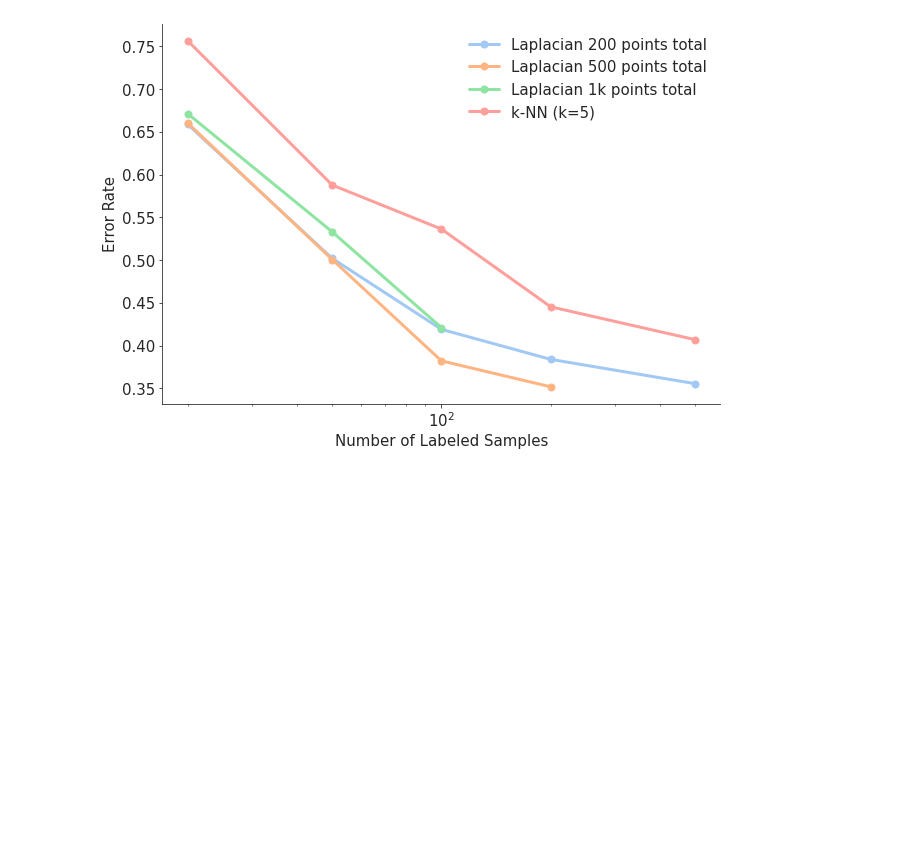
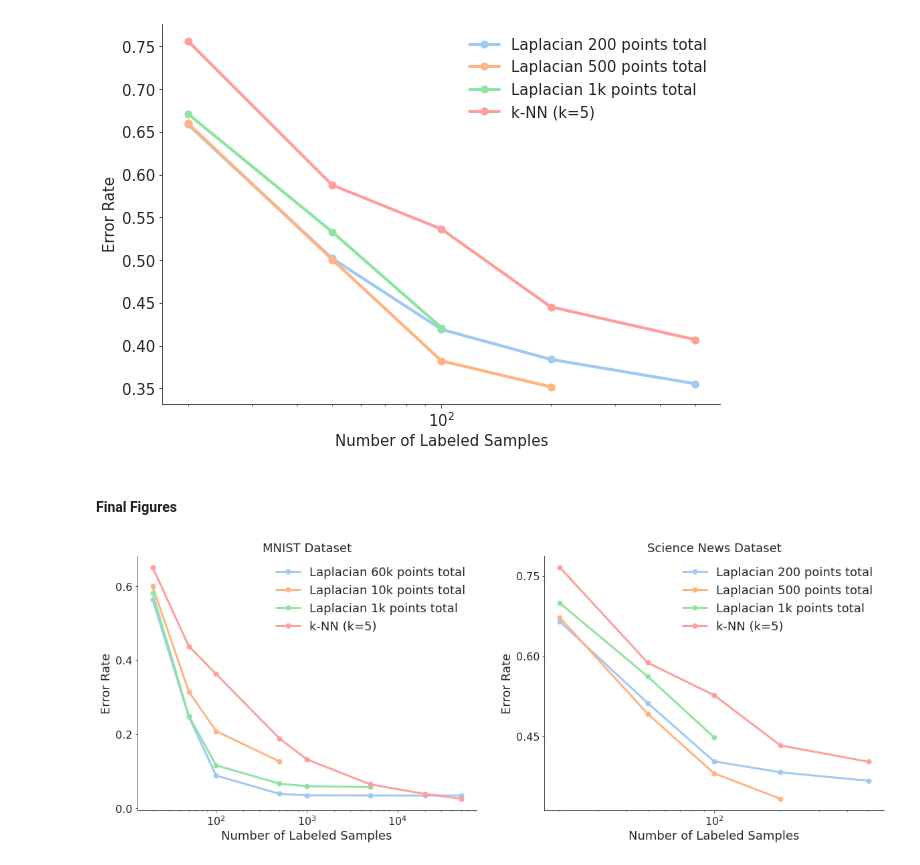
Before and after one commit to Laknath1996/semi-supervised-learning, a Jupyter notebook: laplacian_ssl/notebook.ipynb, the cells around one changed output. Drawn from its saved outputs; the diff is of its cells as text; code cells hidden in the pictures; blank space fills up the shorter version.

```diff
--- a/laplacian_ssl/notebook.ipynb
+++ b/laplacian_ssl/notebook.ipynb
@@ -250,0 +256,56 @@ fig.savefig("../report/figures/Ashwin/3-sciencenews.pdf", bbox_inches='tight')
+# %% [markdown]
+#### Final Figures
+# %%
+# plot
+fontsize = 18
+labelsize = 16
+
+fig, axes = plt.subplots(1, 2, figsize=(20, 7))
+sns.set_style("white")
+sns.set_style("ticks")
+sns.set_palette("pastel")
+
+ax = axes[0]
+s_list = [20, 50, 100, 500, 1000, 5000, 20000, 50000]
+s_list = np.array(s_list)
+mean_error_list = np.load("results/1-mnist-errors.npy")
+name_list = ["Laplacian 60k points total",
+             "Laplacian 10k points total",
+             "Laplacian 1k points total",
+             "k-NN (k=5)"]
+for i in range(mean_error_list.shape[-1]):
+    errors = mean_error_list[:, i]
+    idx = np.where(errors != -1)[0]
+    ax.plot(s_list[idx], errors[idx], lw=3, marker='o', markersize=7, label=name_list[i])
+ax.set_xscale('log')
+ax.tick_params(labelsize=labelsize)
+ax.set_xlabel("Number of Labeled Samples", fontsize=fontsize)
+ax.set_ylabel("Error Rate", fontsize=fontsize)
+ax.legend(fontsize=fontsize, frameon=False)
+ax.yaxis.set_major_locator(MaxNLocator(4))
+ax.set_title("MNIST Dataset", fontsize=fontsize)
+sns.despine()
+
+ax = axes[1]
+s_list = [20, 50, 100, 200, 500]
+s_list = np.array(s_list)
+mean_error_list = np.load("results/2-sciencenews-error.npy")
+name_list = ["Laplacian 200 points total",
+             "Laplacian 500 points total",
+             "Laplacian 1k points total",
+             "k-NN (k=5)"]
+for i in range(mean_error_list.shape[-1]):
+    errors = mean_error_list[:, i]
+    idx = np.where(errors != -1)[0]
+    ax.plot(s_list[idx], errors[idx], lw=3, marker='o', markersize=7, label=name_list[i])
+ax.set_xscale('log')
+ax.tick_params(labelsize=labelsize)
+ax.set_xlabel("Number of Labeled Samples", fontsize=fontsize)
+ax.set_ylabel("Error Rate", fontsize=fontsize)
+ax.legend(fontsize=fontsize, frameon=False)
+ax.yaxis.set_major_locator(MaxNLocator(4))
+ax.set_title("Science News Dataset", fontsize=fontsize)
+sns.despine()
+plt.show()
+# %% [output]
+[figure, added]
```
Also changed, not shown: parts of 6 cells of this notebook.
